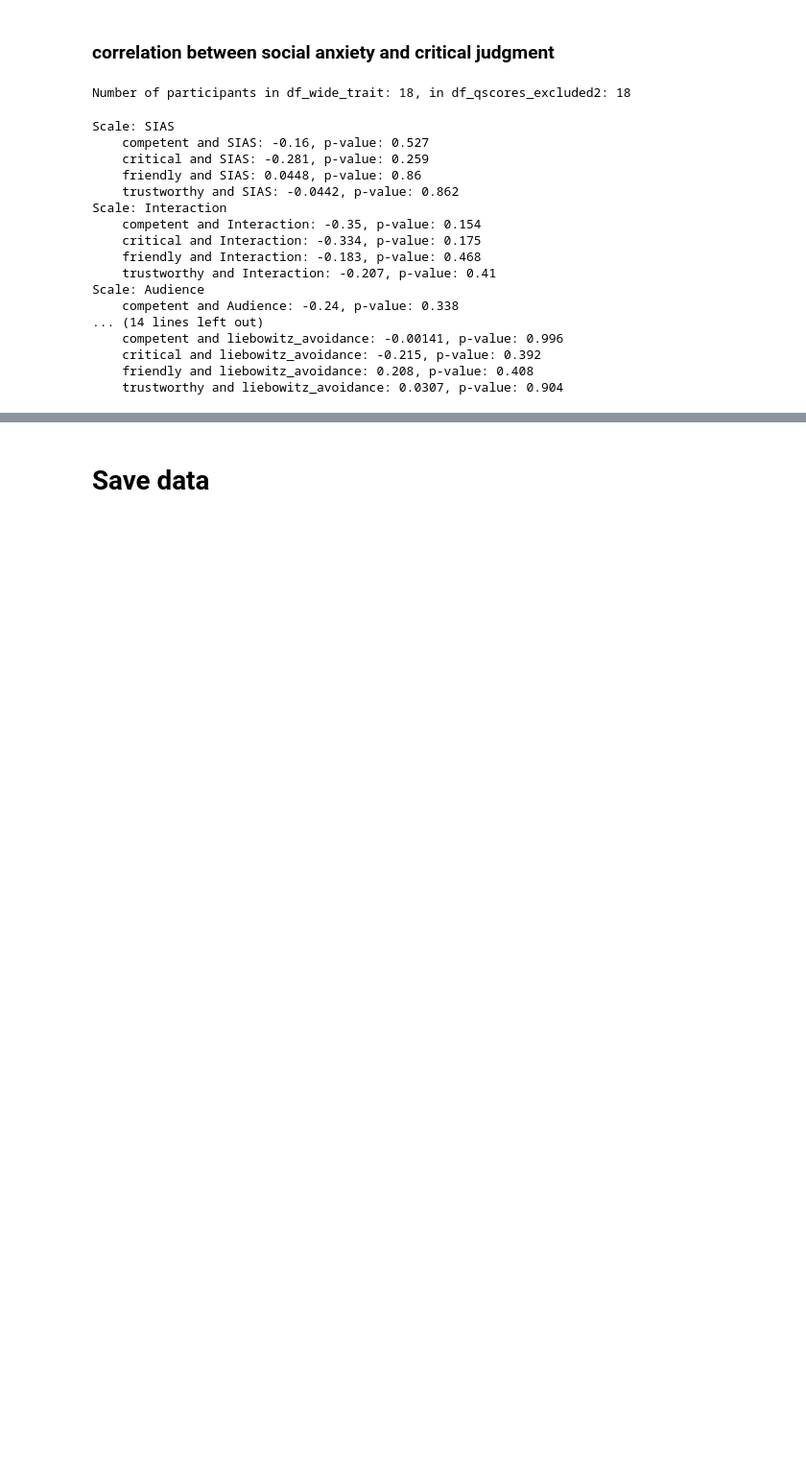
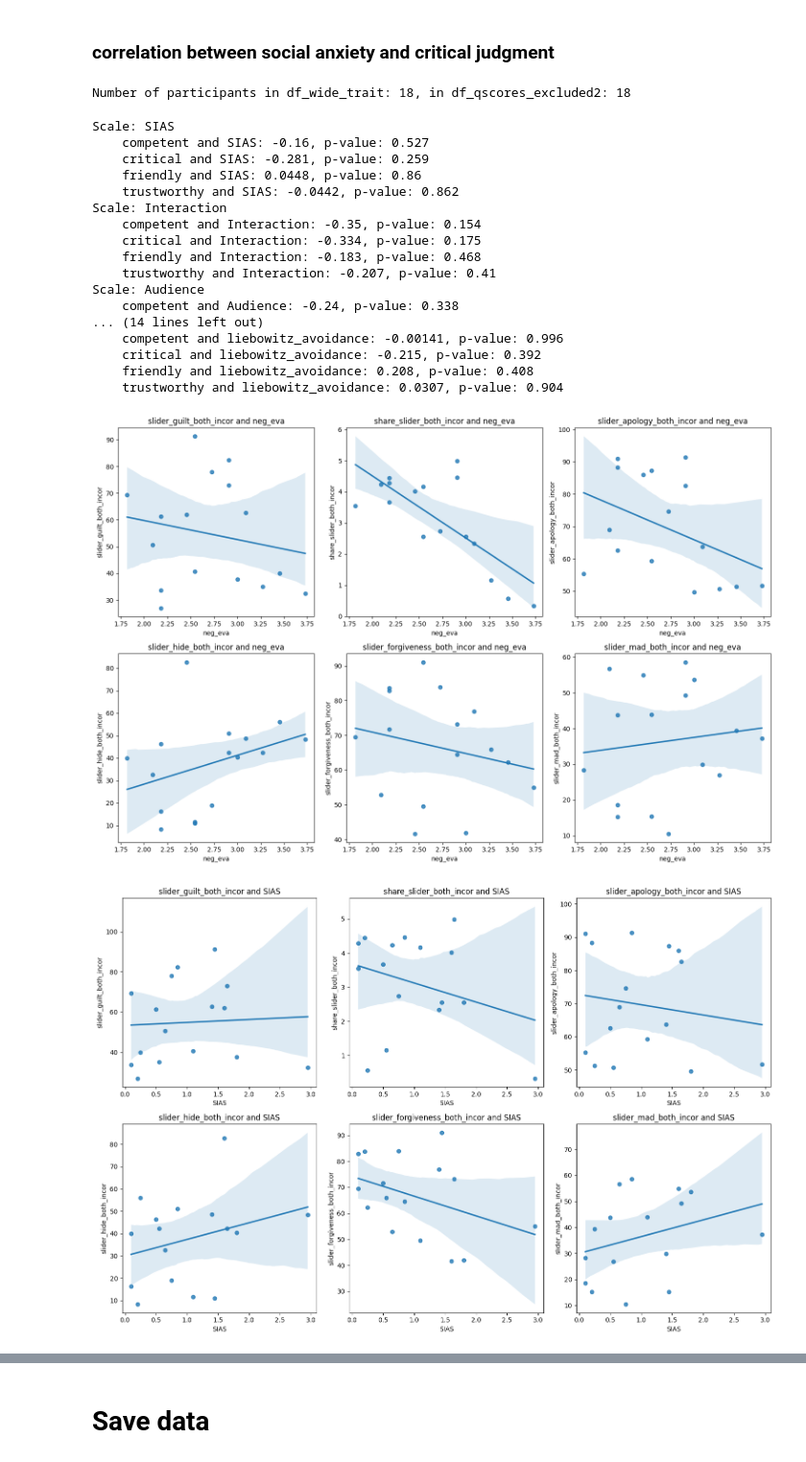
Before and after one commit to t-qin/YESLab-RA-training, a Jupyter notebook: Naodao/naodao_data_cleaning.ipynb, the cells around one changed output, grey strips where cells are left out. Shown at 96% size. Drawn from its saved outputs; the diff is of its cells as text; code cells hidden in the pictures; blank space fills up the shorter version.

```diff
--- a/Naodao/naodao_data_cleaning.ipynb
+++ b/Naodao/naodao_data_cleaning.ipynb
@@ -532,0 +570,16 @@ for dv in DVname:
+# %%
+from statsmodels.stats.anova import AnovaRM
+# Perform repeated measures ANOVA for each DV with aggregation for 'both_incor', 'self_incor', and 'diff'
+for dv in DVname:
+    df_wide_long = pd.melt(df_wide, id_vars=['participant'], value_vars=[f'{dv}_both_incor', f'{dv}_self_incor', f'{dv}_diff'],
+                           var_name='condition', value_name='value')
+    df_wide_long['condition'] = df_wide_long['condition'].apply(lambda x: x.split('_')[-1])
+
+    # Aggregate the data by averaging the values for each subject and condition
+    df_agg = df_wide_long.groupby(['participant', 'condition']).mean().reset_index()
+
+    # Perform ANOVA
+    model = AnovaRM(df_agg, depvar='value', subject='participant', within=['condition'])
+    anova_results = model.fit()
+    print(f'ANOVA results for {dv}:')
+    print(anova_results)
@@ -700,3 +771,46 @@ Scale: Audience
     critical and liebowitz_avoidance: -0.215, p-value: 0.392
     friendly and liebowitz_avoidance: 0.208, p-value: 0.408
     trustworthy and liebowitz_avoidance: 0.0307, p-value: 0.904
+# %%
+#Scatter plots for social anxiety questionnaires
+# plot the correlation between each dv and questionnaires
+# import necessary libraries
+from scipy.stats import pearsonr
+
+# List of social anxiety questionnaires
+questionnaires = ['neg_eva', 'SIAS', 'liebowitz_total']
+
+# Plot the correlation between each DV and the questionnaires
+for questionnaire in questionnaires:
+    figure, axes = plt.subplots(2, 3, figsize=(15, 10))
+
+    for i, dv in enumerate([f'{dv}_both_incor' for dv in DVname]):
+        sns.regplot(y=dv, x=questionnaire, data=df_wide_q, ax=axes[i//3, i%3])
+        axes[i//3, i%3].set_title(f"{dv} and {questionnaire}")
+
+
+    plt.tight_layout()
+    plt.show()
+
+# Plot the correlation between each DV under the condition of self_incor and SIAS
+figure, axes = plt.subplots(2, 3, figsize=(15, 10))
+for i, dv in enumerate([f'{dv}_self_incor' for dv in DVname]):
+    sns.regplot(y=dv, x='SIAS', data=df_wide_q, ax=axes[i//3, i%3])
+    axes[i//3, i%3].set_title(f"{dv} and SIAS")
+
+
+plt.tight_layout()
+plt.show()
+
+# Plot the correlation between each DV and liebowitz_total
+figure, axes = plt.subplots(2, 3, figsize=(15, 10))
+for i, dv in enumerate([f'{dv}_diff' for dv in DVname]):
+    sns.regplot(y=dv, x='liebowitz_total', data=df_wide_q, ax=axes[i//3, i%3])
+    axes[i//3, i%3].set_title(f"{dv} and liebowitz_total")
+
+
+plt.tight_layout()
+plt.show()
+# %% [output]
+[figure, added]
+[figure, added]
```
Also changed, not shown: parts of 4 cells of this notebook.
